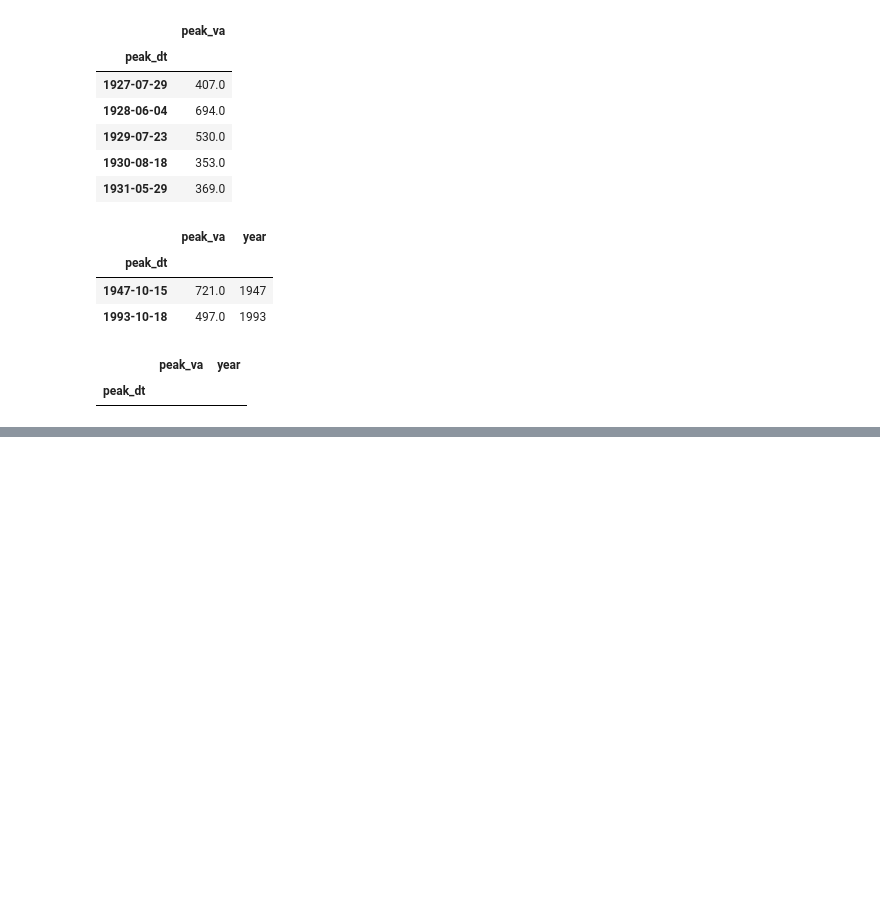
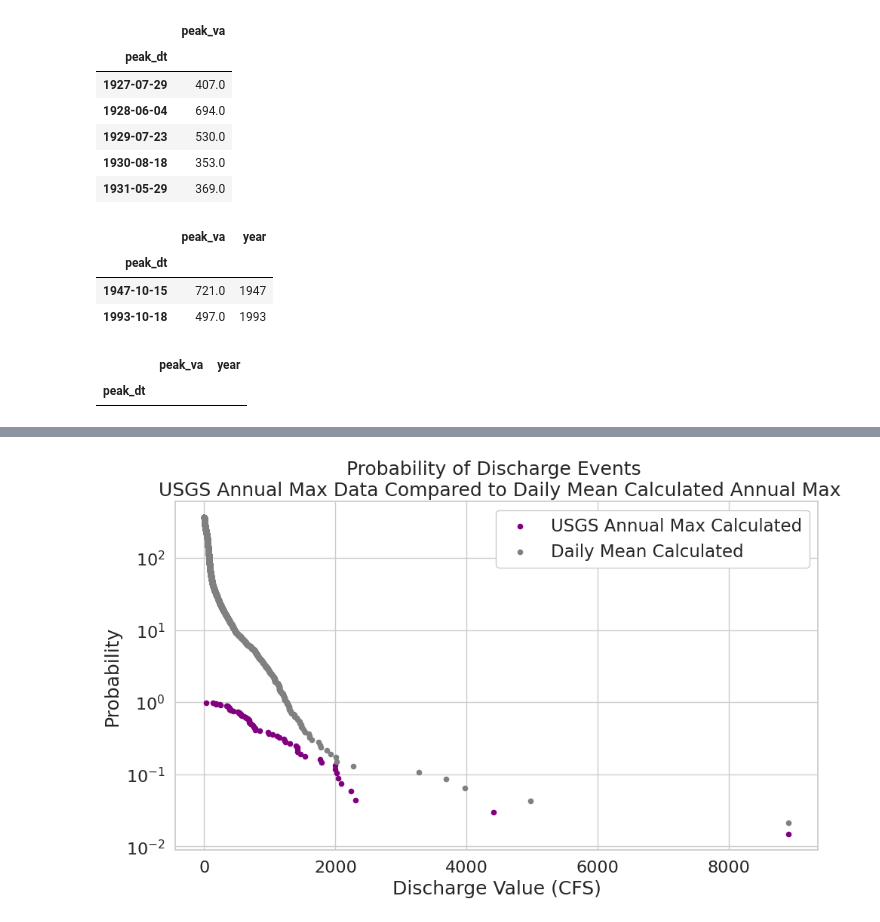
Before and after one commit to s-zavala/flood_project, a Jupyter notebook: hundred_year_flood.ipynb, the cells around one changed output, grey strips where cells are left out. Cells and saved outputs as stored; diff of their text form; code cells hidden in the pictures; blank space fills up the shorter version.

Commit message:
add return function

```diff
--- a/hundred_year_flood.ipynb
+++ b/hundred_year_flood.ipynb
@@ -243,0 +259,5 @@ plt.show()
+# %%
+longmont_prob = calc_return(longmont_discharge, "discharge")
+longmont_prob["return-years"] = longmont_prob["return-years"] / 365
+longmont_prob["probability"] = longmont_prob["probability"] * 365
+longmont_prob.tail()
@@ -243,0 +272,3 @@ plt.show()
+# %%
+usgs_annual_prob = calc_return(usgs_annual_max, "peak_va")
+usgs_annual_prob.tail()
@@ -243,0 +283,31 @@ plt.show()
+# %%
+# Compare the two datasets.
+fig, ax = plt.subplots(figsize=(11,6))
+
+usgs_annual_prob.plot.scatter(x='peak_va',
+                             y='probability',
+                             title="Probability ",
+                             ax=ax,
+                             color='purple',
+                             fontsize=16,
+                             logy=True,
+                             label="USGS Annual Max Calculated")
+
+longmont_prob.plot.scatter(x='discharge',
+                          y='probability',
+                          title="Probability ",
+                          ax=ax,
+                          color='grey',
+                          fontsize=16,
+                          logy=True,
+                          label="Daily Mean Calculated")
+
+ax.legend(frameon=True,
+         framealpha=1)
+
+ax.set_xlabel("Discharge Value (CFS)")
+ax.set_ylabel("Probability")
+ax.set_title("Probability of Discharge Events \n USGS Annual Max Data Compared to Daily Mean Calculated Annual Max")
+plt.show()
+# %% [output]
+[figure, added]
```
Also changed, not shown: parts of 5 cells of this notebook.
